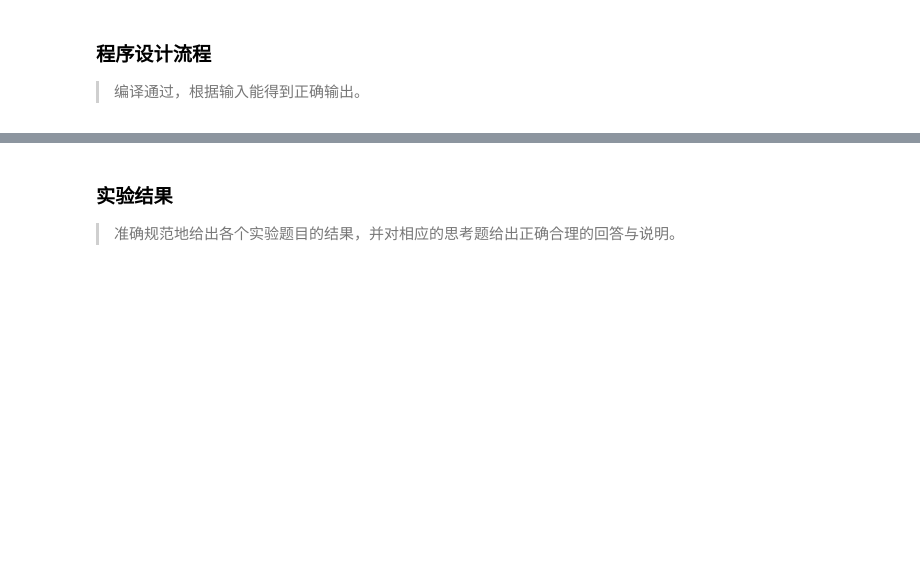
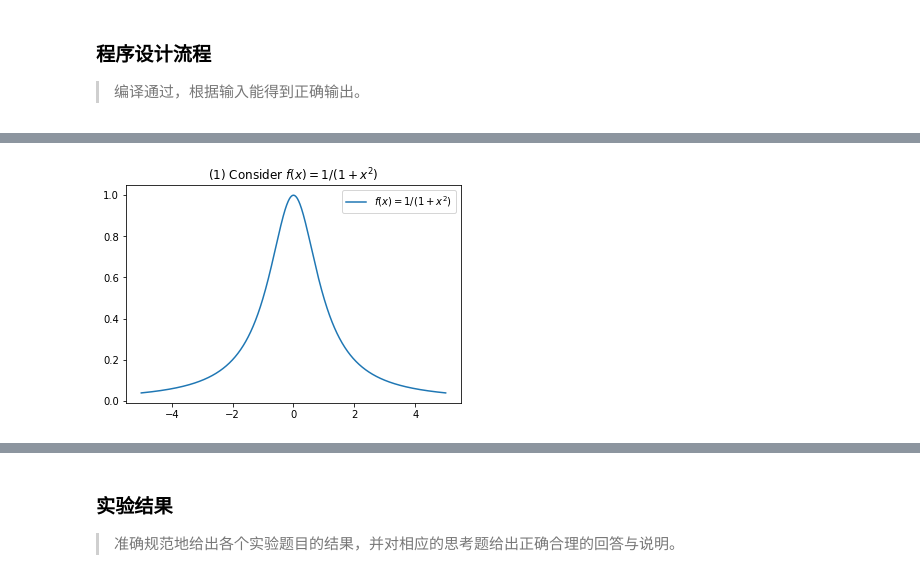
Before and after one commit to chiro2001/computational-methods-lab, a Jupyter notebook: notebooks/lab01.ipynb, the cells around one changed output, grey strips where cells are left out. Cells and saved outputs as stored; diff of their text form; code cells hidden in the pictures; blank space fills up the shorter version.

```diff
--- a/notebooks/lab01.ipynb
+++ b/notebooks/lab01.ipynb
@@ -69,0 +85,82 @@ $$
+# %%
+def L(k, x_list: np.ndarray):
+    def l(x: float):
+        x_k = x_list[k]
+        slice = np.array([*x_list[:k], *x_list[k+1:]])
+        repeat = np.array([x, ] * (len(x_list) - 1))
+        repeat_k = np.array([x_k, ] * (len(x_list) - 1))
+        return np.prod(repeat - slice) / np.prod(repeat_k - slice)
+    return l
+
+def P(f, x_list: np.ndarray, x: float):
+    return np.sum([f(x_list[k]) * L(k, x_list)(x) for k in range(len(x_list))])
+# %%
+def problem1():
+    print("问题 1：拉格朗日插值多项式的次数 n 越大越好吗？")
+
+    def sub(targets_x, targets_n, solve):
+        return DataFrame({n: {x: solve(n, x) for x in targets_x} for n in targets_n}).round(4)
+
+    print("(1) 考虑 f(x) = 1 / (1 + x^2) in [-5, 5]")
+    targets_x_1 = [0.75, 1.75, 2.75, 3.75, 4.75]
+    targets_n = [5, 10, 20]
+    print(sub(
+        targets_x=targets_x_1,
+        targets_n=targets_n,
+        solve=lambda n_i, x: P(
+            lambda x_i: 1 / (1 + x_i ** 2), np.linspace(-5, 5, n_i), x
+        )
+    ))
+    print("差值：")
+    print(sub(
+        targets_x=targets_x_1,
+        targets_n=targets_n,
+        solve=lambda n_i, x: ((1 / (1 + x ** 2)) - P(
+            lambda x_i: 1 / (1 + x_i ** 2), np.linspace(-5, 5, n_i), x
+        ))
+    ))
+
+    print("(2) 考虑 f(x) = e^x in [-1, 1]")
+    targets_x_2 = [-0.95, -0.05, 0.05, 0.95]
+    print(sub(
+        targets_x=targets_x_2,
+        targets_n=targets_n,
+        solve=lambda n_i, x: P(lambda x_i: np.e ** x_i,
+                               np.linspace(-1, 1, n_i), x)
+    ))
+    print("差值：")
+    print(sub(
+        targets_x=targets_x_2,
+        targets_n=targets_n,
+        solve=lambda n_i, x: (np.e ** x - P(lambda x_i: np.e ** x_i,
+                                            np.linspace(-1, 1, n_i), x))
+    ))
+    print("画出两个函数以及其拉格朗日多项式的图像：")
+    slice_fluent_size = 1000
+    x_linespace_2 = np.linspace(-1, 1, slice_fluent_size)
+    x_linespace_10 = np.linspace(-5, 5, slice_fluent_size)
+    y1 = 1 / (1 + x_linespace_10**2)
+    Ls1 = {n_i: np.array([P(lambda x_i: np.e ** x_i, np.linspace(-5, 5, n_i), x)
+                        for x in x_linespace_10]) for n_i in targets_n}
+    plt.figure()
+    plt.title("(1) Consider $f(x) = 1 / (1 + x^2)$")
+    plt.legend(handles=plt.plot(x_linespace_10, y1, label="$f(x) = 1 / (1 + x^2)$"), loc='best')
+    plt.figure()
+    plt.title("(1) Consider $f(x) = 1 / (1 + x^2)$, select n")
+    plt.legend(handles=[*[plt.plot(x_linespace_10, Ls1[n_i], label=f"$P_n(x),n={n_i}$")[0] for n_i in Ls1],
+                        plt.plot(x_linespace_10, y1, label="$f(x) = 1 / (1 + x^2)$")[0]], loc='best')
+    y2 = np.e**x_linespace_2
+    Ls2 = {n_i: np.array([P(lambda x_i: np.e ** x_i, np.linspace(-5, 5, n_i), x)
+                        for x in x_linespace_2]) for n_i in targets_n}
+    plt.figure()
+    plt.title("(1) Consider $f(x) = e^x$")
+    plt.legend(handles=plt.plot(x_linespace_2, y2, label="$f(x) = e^x$"), loc='best')
+    plt.figure()
+    plt.title("(1) Consider $f(x) = e^x$, select n")
+    plt.legend(handles=[*[plt.plot(x_linespace_2, Ls2[n_i], label=f"$P_n(x),n={n_i}$")[0] for n_i in Ls2],
+                        plt.plot(x_linespace_2, y2, label="$f(x) = e^x$")[0]], loc='best')
+
+
+
+problem1()
+# %% [output]
@@ -69,0 +184 @@ $$
+[figure, added]
```
Also changed, not shown: parts of 8 cells of this notebook.
